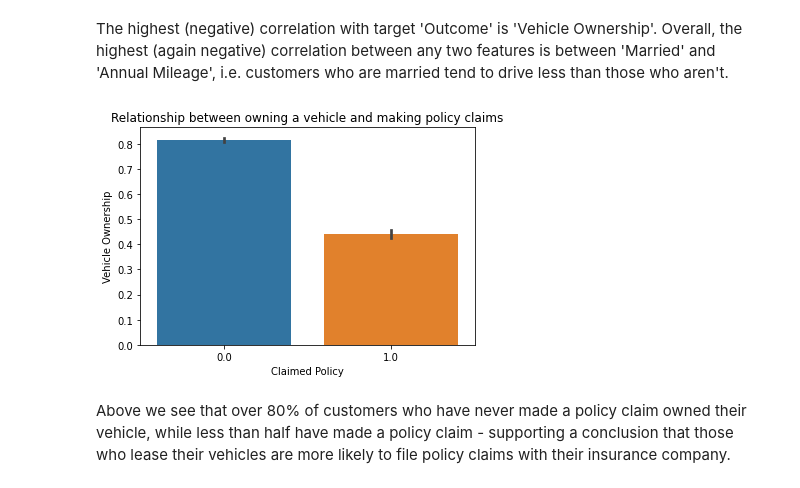
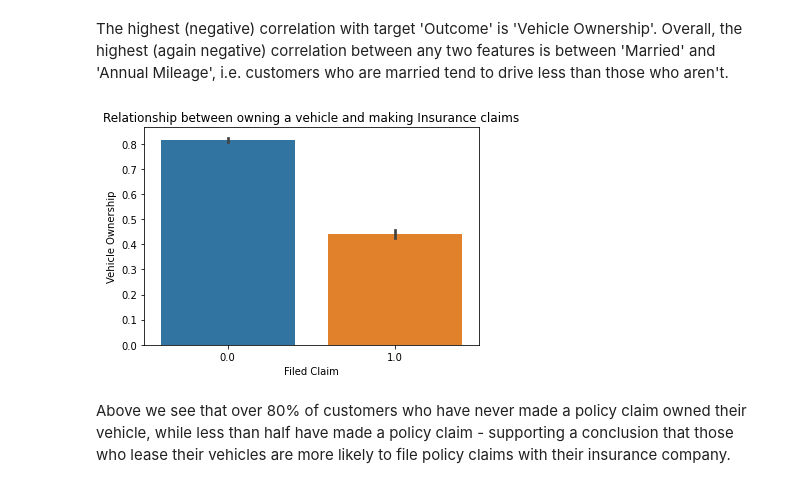
Before and after one commit to Numann-Malik/Auto-Insurance-Claims, a Jupyter notebook: CarInsurance.ipynb, the cells around one changed output. Drawn from its saved outputs; the diff is of its cells as text; code cells hidden in the pictures.

```diff
--- a/CarInsurance.ipynb
+++ b/CarInsurance.ipynb
@@ -494,12 +501,12 @@ sns.heatmap(df.corr(),annot=True,cmap='Blues'); # Very little correlation betwee
 The highest (negative) correlation with target 'Outcome' is 'Vehicle Ownership'. Overall, the highest (again negative) correlation between any two features is between 'Married' and 'Annual Mileage', i.e. customers who are married tend to drive less than those who aren't.
 # %%
 sns.barplot(data=df, y='VEHICLE_OWNERSHIP', x='OUTCOME')
-plt.title('Relationship between owning a vehicle and making policy claims')
+plt.title('Relationship between owning a vehicle and making Insurance claims')
 plt.ylabel('Vehicle Ownership')
-plt.xlabel('Claimed Policy')
+plt.xlabel('Filed Claim')
 plt.show() # First Presentation Plot
 # %% [output]
-[figure, old version]
+[figure, new version]
 # %% [markdown]
 Above we see that over 80% of customers who have never made a policy claim owned their vehicle, while less than half have made a policy claim - supporting a conclusion that those who lease their vehicles are more likely to file policy claims with their insurance company.
 # %%
```
Also changed, not shown: parts of 21 cells of this notebook.
